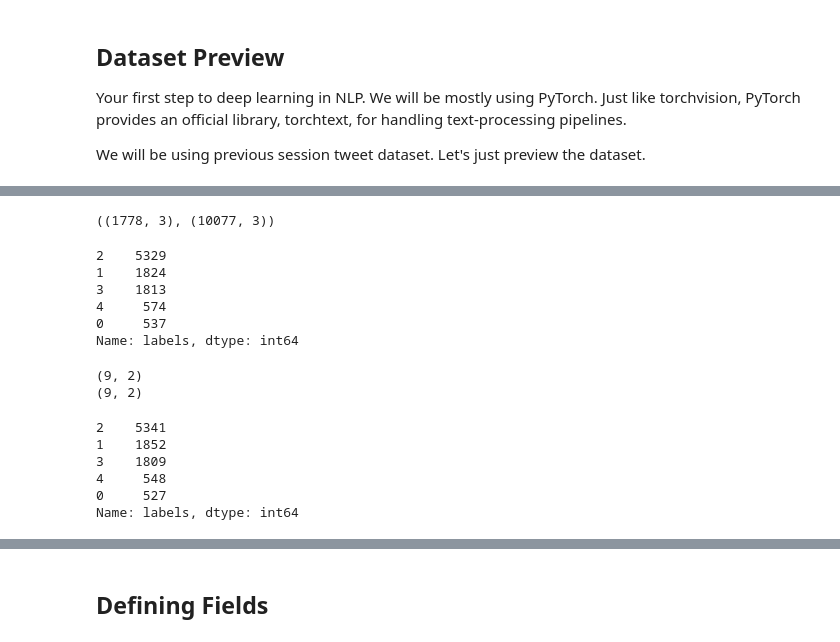
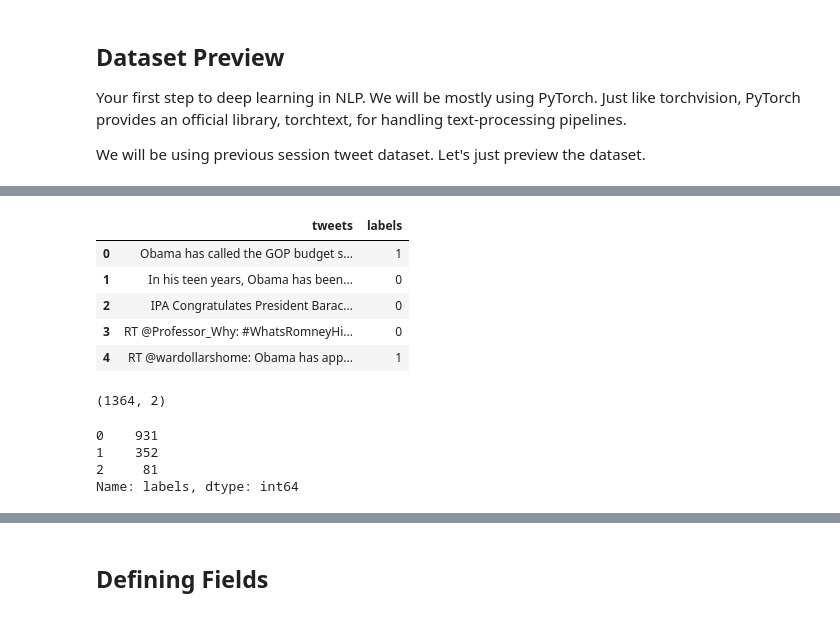
Before and after one commit to kotalaraghava/END-2.0---school-of-ai, a Jupyter notebook: session_6/EncoderDecoderLSTM.ipynb, the cells around one changed output, grey strips where cells are left out. Drawn from its saved outputs; the diff is of its cells as text; code cells hidden in the pictures.

```diff
--- a/session_6/EncoderDecoderLSTM.ipynb
+++ b/session_6/EncoderDecoderLSTM.ipynb
@@ -120,38 +16,22 @@ train_data = df_data[~ (df_data.index.isin(test_data.index))]
-# %%
-test_data.shape, train_data.shape
-# %% [output]
-((1778, 3), (10077, 3))
+# %%
+import pandas as pd
+df = pd.read_csv('drive/MyDrive/ai/data/tweets.csv')
+df.head()
+# %% [output]
+|  | tweets | labels |
+| 0 | Obama has called the GOP budget s... | 1 |
+| 1 | In his teen years, Obama has been... | 0 |
+| 2 | IPA Congratulates President Barac... | 0 |
+| 3 | RT @Professor_Why: #WhatsRomneyHi... | 0 |
+| 4 | RT @wardollarshome: Obama has app... | 1 |
+# %%
+df.shape
+# %% [output]
+(1364, 2)
 # %%
-train_data['labels'].value_counts()
+df.labels.value_counts()
 # %% [output]
-2    5329
-1    1824
-3    1813
-4     574
-0     537
+0    931
+1    352
+2     81
 Name: labels, dtype: int64
-# %%
-dict_label = {}
-for label in [4,0]:
-  for a in train_data[train_data['labels'] == label]['sentence'].values[:1]:
-    dict_label[google_translate(a)] = label
-    dict_label.update({i:label for i in ocr_aug(a)})
-    dict_label.update({i:label for i in keyward_aug(a)})
-
-  df_extra = pd.DataFrame(dict_label.items())
-  df_extra.columns = ['sentence', 'labels']
-  train_data = pd.concat([df_extra, train_data])
-  dict_label = {}
-  print(df_extra.shape)
-# %% [output]
-(9, 2)
-(9, 2)
-# %%
-train_data['labels'].value_counts()
-# %% [output]
-2    5341
-1    1852
-3    1809
-4     548
-0     527
-Name: labels, dtype: int64
```
Also changed, not shown: parts of 75 cells of this notebook.
